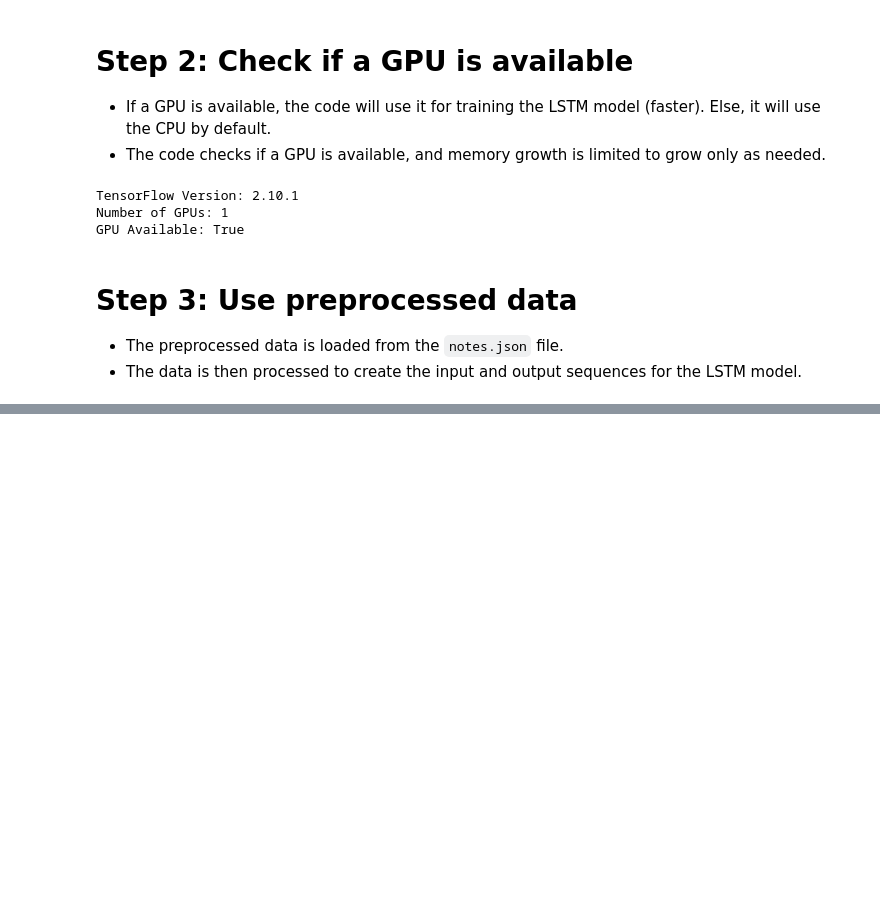
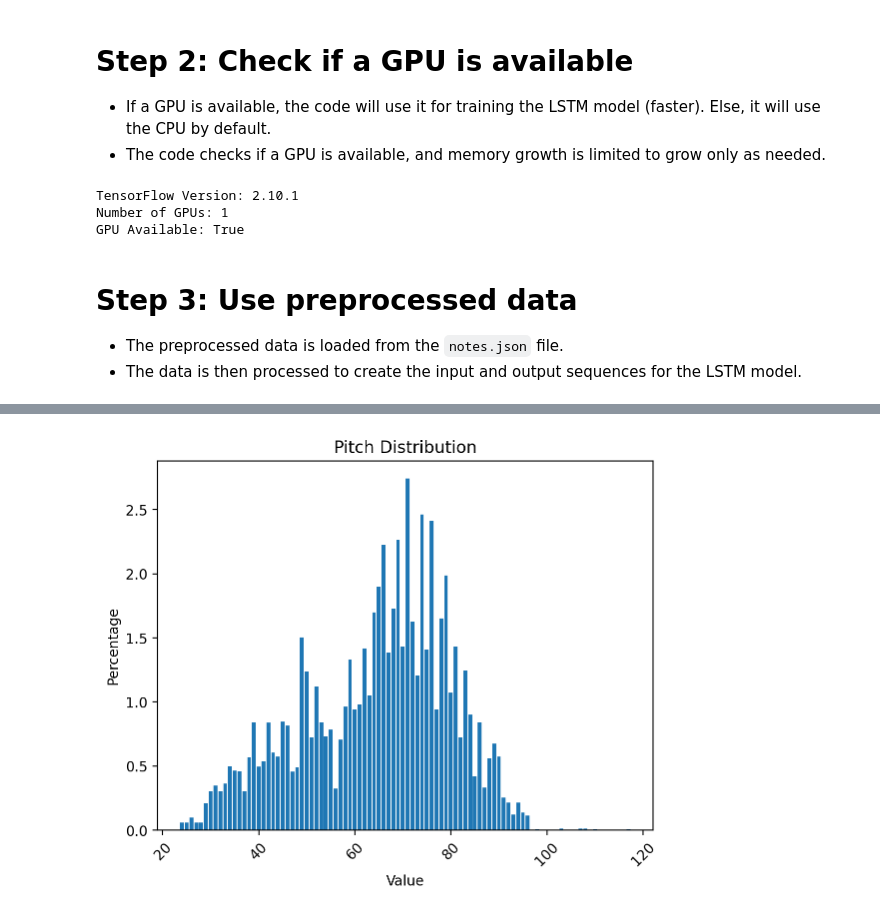
Before and after one commit to nh2seven/Immersic-Legacy, a Jupyter notebook: Immersic.ipynb, the cells around one changed output, grey strips where cells are left out. Saved outputs shown, nothing was run; the diff lists cells and outputs as text; code cells hidden in the pictures; blank space fills up the shorter version.

```diff
--- a/Immersic.ipynb
+++ b/Immersic.ipynb
@@ -171,0 +266,4 @@ pitchnames
+# %%
+plot_distribution(aggregate_result['Pitch Distribution'], "Pitch Distribution")
+# %% [output]
+[figure, added]
```
Also changed, not shown: parts of 22 cells of this notebook, 2 other files.
